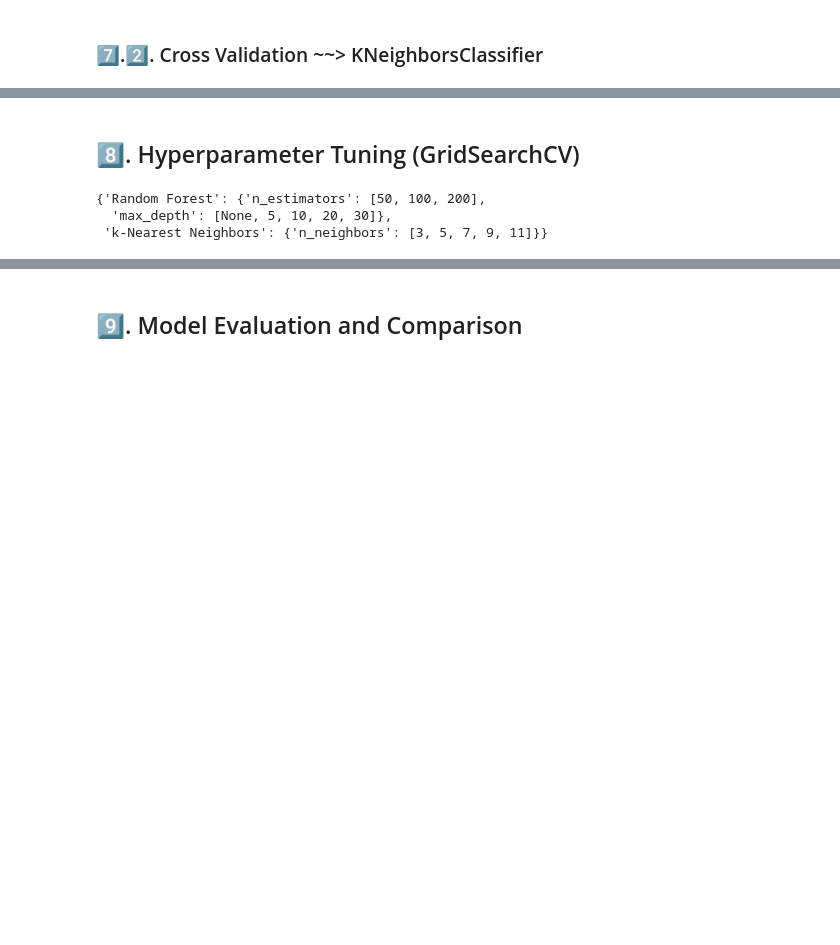
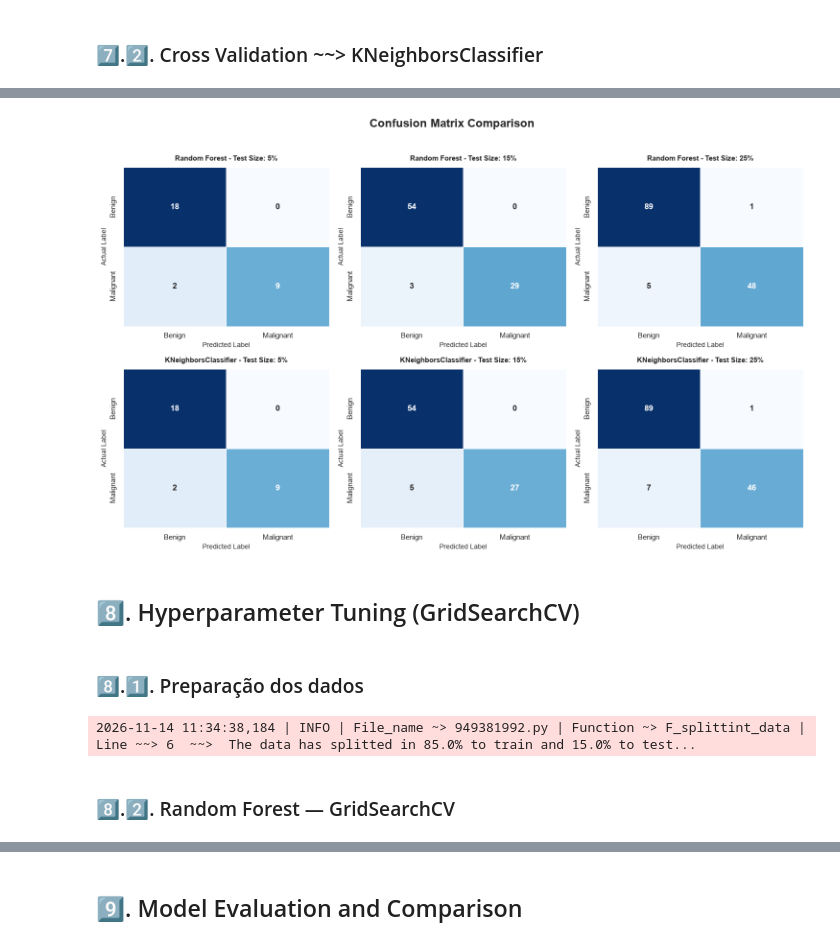
Before and after one commit to CCT-Dublin/CCT_ML_CA_01_50S, a Jupyter notebook: notebooks/CCT_ML_CA_01_50S_2026438.ipynb, the cells around one changed output, grey strips where cells are left out. Drawn from its saved outputs; the diff is of its cells as text; code cells hidden in the pictures; blank space fills up the shorter version.

Commit message:
feature: session ~~> 7️⃣. Cross-Validation and 8️⃣. Hyperparameter Tuning (GridSearchCV)  100% Concluded

```diff
--- a/notebooks/CCT_ML_CA_01_50S_2026438.ipynb
+++ b/notebooks/CCT_ML_CA_01_50S_2026438.ipynb
@@ -817,7 +818,7 @@ rf_results = []
 
 for test_size in test_sizes:
 
-    X_train, X_test, y_train, y_test = X_train, X_test, y_train, y_test = F_splittint_data(X, y, test_size)
+    X_train, X_test, y_train, y_test = F_splittint_data(X, y, test_size)
 
     rf_model = RandomForestClassifier(n_estimators=500, random_state=42)
 
@@ -833,6 +834,12 @@ for test_size in test_sizes:
 
     test_accuracy = accuracy_score(y_test, y_pred)
 
+    _recall_score = recall_score(
+        y_test,
+        y_pred,
+        pos_label = 1
+    )
+
     rf_results.append({
         "Model": "Random Forest",
         "Test Size": f"{test_size:.0%}",
@@ -844,7 +851,10 @@ for test_size in test_sizes:
         "Fold 5": cv_scores[4],
         "CV Mean": np.mean(cv_scores),
         "CV Std": np.std(cv_scores),
-        "Test Accuracy": test_accuracy
+        "Test Accuracy": test_accuracy,
+        "recall Score": _recall_score,
+        "y_true": y_test.copy(),
+        "y_pred": y_pred.copy()
     })
 
     del X_train, X_test, y_train, y_test
@@ -857,16 +867,20 @@ df_rf_results = pd.DataFrame(rf_results)
 # %% [markdown]
 ### 7️⃣.2️⃣. Cross Validation ~~> KNeighborsClassifier
 # %%
+from sklearn.pipeline import Pipeline
+from sklearn.preprocessing import StandardScaler
+
 cv = StratifiedKFold(n_splits=5, shuffle=True, random_state=42)
 knn_results = []
 
 for test_size in test_sizes:
 
-    X_train, X_test, y_train, y_test = X_train, X_test, y_train, y_test = F_splittint_data(X, y, test_size)
+    X_train, X_test, y_train, y_test = F_splittint_data(X, y, test_size)
 
-    F_Scaler = F_StandardScaler(X_train)
-    X_train  = F_Scaler.transform(X_train)
-    X_test   = F_Scaler.transform(X_test)
+    knn_model = Pipeline([
+        ("scaler", StandardScaler()),
+        ("knn", KNeighborsClassifier(n_neighbors=5))
+    ])
 
     knn_model = KNeighborsClassifier(n_neighbors = 5)
 
@@ -882,6 +896,12 @@ for test_size in test_sizes:
 
     test_accuracy = accuracy_score(y_test, y_pred)
 
+    _recall_score = recall_score(
+        y_test,
+        y_pred,
+        pos_label = 1
+    )
+
     knn_results.append({
         "Model": "KNeighborsClassifier",
         "Test Size": f"{test_size:.0%}",
@@ -893,7 +913,10 @@ for test_size in test_sizes:
         "Fold 5": cv_scores[4],
         "CV Mean": np.mean(cv_scores),
         "CV Std": np.std(cv_scores),
-        "Test Accuracy": test_accuracy
+        "Test Accuracy": test_accuracy,
+        "recall Score": _recall_score,
+        "y_true": y_test.copy(),
+        "y_pred": y_pred.copy()
     })
 
     del X_train, X_test, y_train, y_test
@@ -940,5 +987,12 @@ Helpful.F_comparison_plot(data=df_comparison)
+# %%
+results = df_comparison.to_dict("records")
+Helpful.F_confusion_matrix_v1(results, target_labels, target_names)
+# %% [output]
+[figure, added]
 # %% [markdown]
 ## 8️⃣. Hyperparameter Tuning (GridSearchCV)
+# %% [markdown]
+### 8️⃣.1️⃣. Preparação dos dados
 # %%
 from sklearn.model_selection import GridSearchCV
 # %%
@@ -954,8 +1014,11 @@ param_grids = {
         },
 }
 # %%
-param_grids
+X, y = get_clean_data()
+
+X_train, X_test, y_train, y_test = F_splittint_data(X, y, _test_size=0.15)
+cv = StratifiedKFold(n_splits = 5, shuffle = True, random_state = 42)
 # %% [output]
-{'Random Forest': {'n_estimators': [50, 100, 200],
-  'max_depth': [None, 5, 10, 20, 30]},
- 'k-Nearest Neighbors': {'n_neighbors': [3, 5, 7, 9, 11]}}
+2026-11-14 11:34:38,184 | INFO | File_name ~> 949381992.py | Function ~> F_splittint_data | Line ~~> 6  ~~>  The data has splitted in 85.0% to train and 15.0% to test...
+# %% [markdown]
+### 8️⃣.2️⃣. Random Forest — GridSearchCV
```
Also changed, not shown: parts of 27 cells of this notebook, 1 other file.
